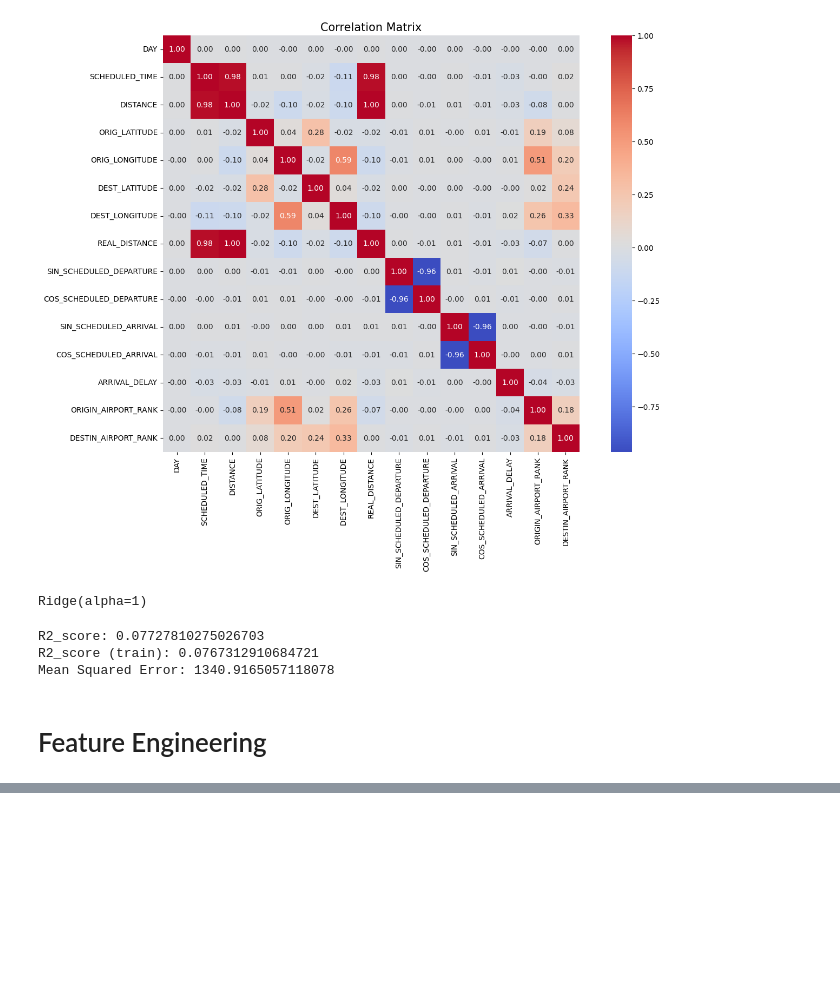
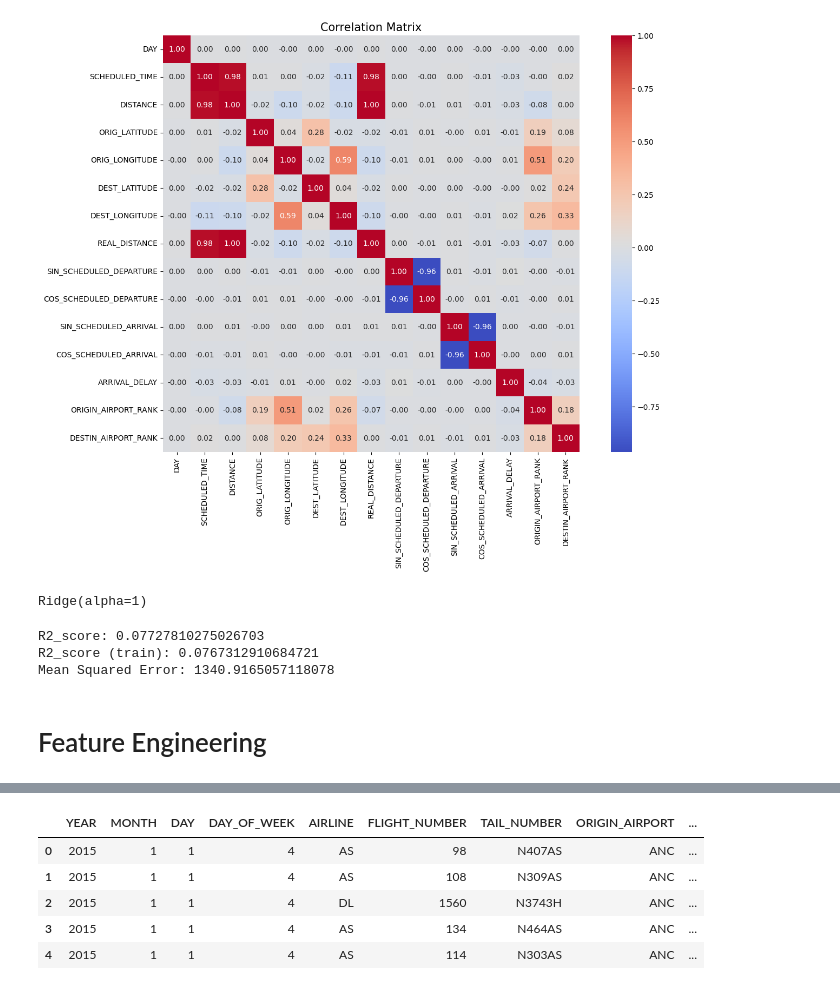
Before and after one commit to kriskalb/flight-delay-prediction, a Jupyter notebook: final_project.ipynb, the cells around one changed output, grey strips where cells are left out. Cells and saved outputs as stored; diff of their text form; code cells hidden in the pictures; blank space fills up the shorter version.

Commit message:
Add some features(ex. weather) and make some models

```diff
--- a/final_project.ipynb
+++ b/final_project.ipynb
@@ -1320,2 +1293,0 @@ most_cancelled_origin = list(df_cancelled['ORIGIN_AIRPORT'].value_counts()[:50].
-# %%
-df['CANCELLED_ORIGIN_encoded'] = df['ORIGIN_AIRPORT'].isin(most_cancelled_origin).astype(int)
@@ -1329,0 +1303,2 @@ df_cancelled['DESTINATION_AIRPORT'].value_counts()[:50].sum()
+# %%
+weather = pd.read_csv('/content/drive/MyDrive/Kurs/final_project/inputs/weather.csv')
@@ -1329,0 +1325,14 @@ df_cancelled['DESTINATION_AIRPORT'].value_counts()[:50].sum()
+# %%
+weather = weather.drop('name', axis=1)
+weather['datetime'] = pd.to_datetime(weather['datetime'])
+# %%
+df = df.merge(weather, left_on=['STATE', 'DATE'], right_on=['Abbreviation', 'datetime'], how='inner')
+# %%
+df.head()
+# %% [output]
+|  | YEAR | MONTH | DAY | DAY_OF_WEEK | AIRLINE | FLIGHT_NUMBER | TAIL_NUMBER | ORIGIN_AIRPORT | ... |
+| 0 | 2015 | 1 | 1 | 4 | AS | 98 | N407AS | ANC | ... |
+| 1 | 2015 | 1 | 1 | 4 | AS | 108 | N309AS | ANC | ... |
+| 2 | 2015 | 1 | 1 | 4 | DL | 1560 | N3743H | ANC | ... |
+| 3 | 2015 | 1 | 1 | 4 | AS | 134 | N464AS | ANC | ... |
+| 4 | 2015 | 1 | 1 | 4 | AS | 114 | N303AS | ANC | ... |
```
Also changed, not shown: parts of 106 cells of this notebook.
